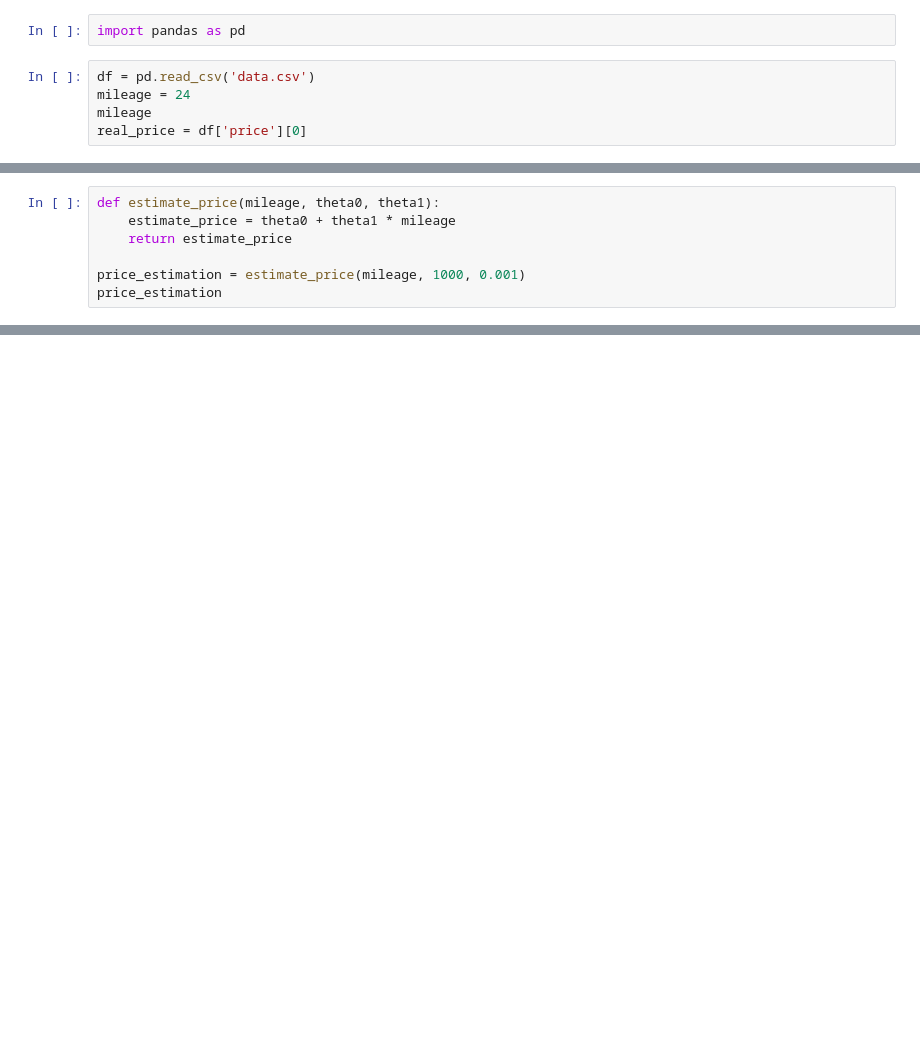
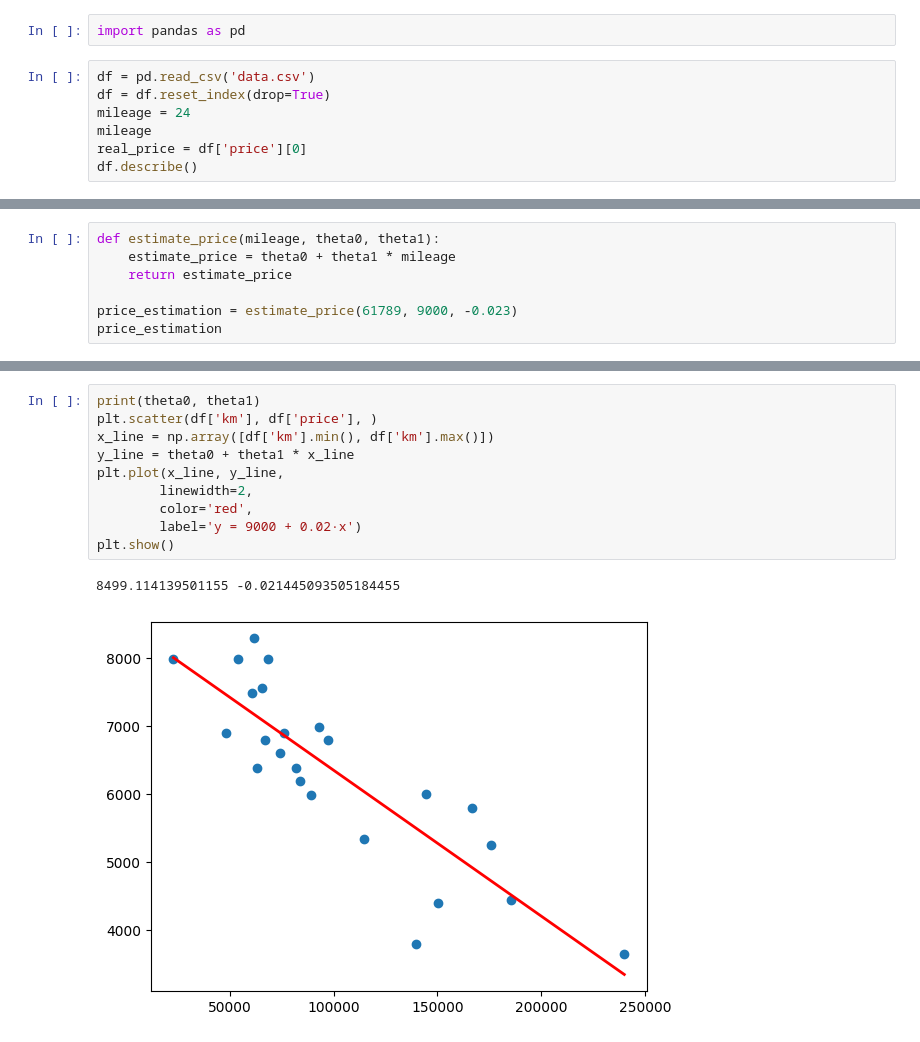
Before and after one commit to lorbke/42_ft_linear_regression, a Jupyter notebook: linear_regression.ipynb, the cells around one changed output, grey strips where cells are left out. Cells and saved outputs as stored; diff of their text form; blank space fills up the shorter version.

```diff
--- a/linear_regression.ipynb
+++ b/linear_regression.ipynb
@@ -2,6 +2,8 @@
 import pandas as pd
 # %%
 df = pd.read_csv('data.csv')
+df = df.reset_index(drop=True)
 mileage = 24
 mileage
 real_price = df['price'][0]
+df.describe()
@@ -10,6 +22,6 @@ def estimate_price(mileage, theta0, theta1):
     estimate_price = theta0 + theta1 * mileage
     return estimate_price
 
-price_estimation = estimate_price(mileage, 1000, 0.001)
+price_estimation = estimate_price(61789, 9000, -0.023)
 price_estimation
 # %% [output]
@@ -69,0 +125,13 @@ plt.show()
+# %%
+print(theta0, theta1)
+plt.scatter(df['km'], df['price'], )
+x_line = np.array([df['km'].min(), df['km'].max()])
+y_line = theta0 + theta1 * x_line
+plt.plot(x_line, y_line,
+		linewidth=2,
+		color='red',
+		label='y = 9000 + 0.02·x')
+plt.show()
+# %% [output]
+8499.114139501155 -0.021445093505184455
+[figure, added]
```
Also changed, not shown: parts of 9 cells of this notebook, 2 other files.
